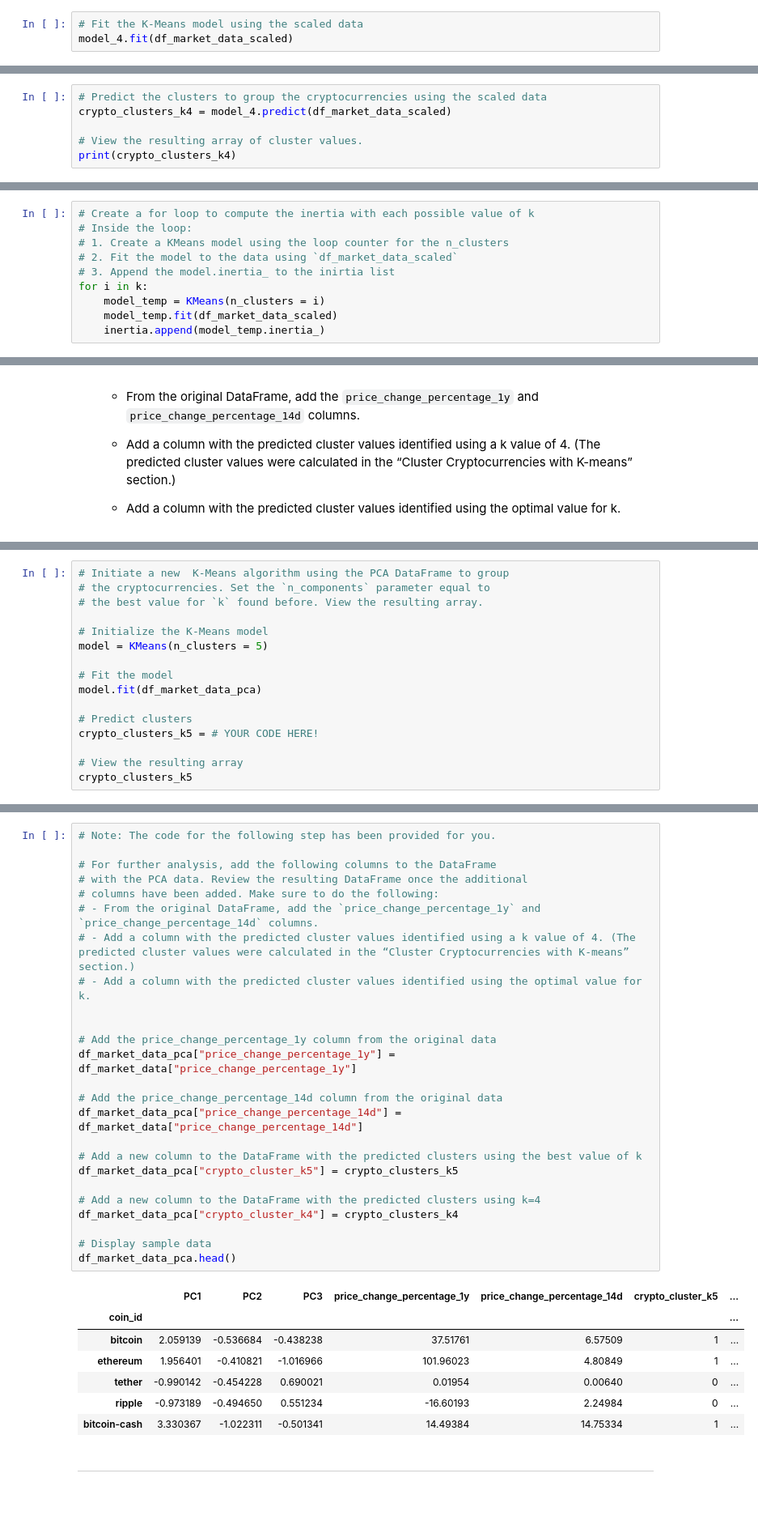
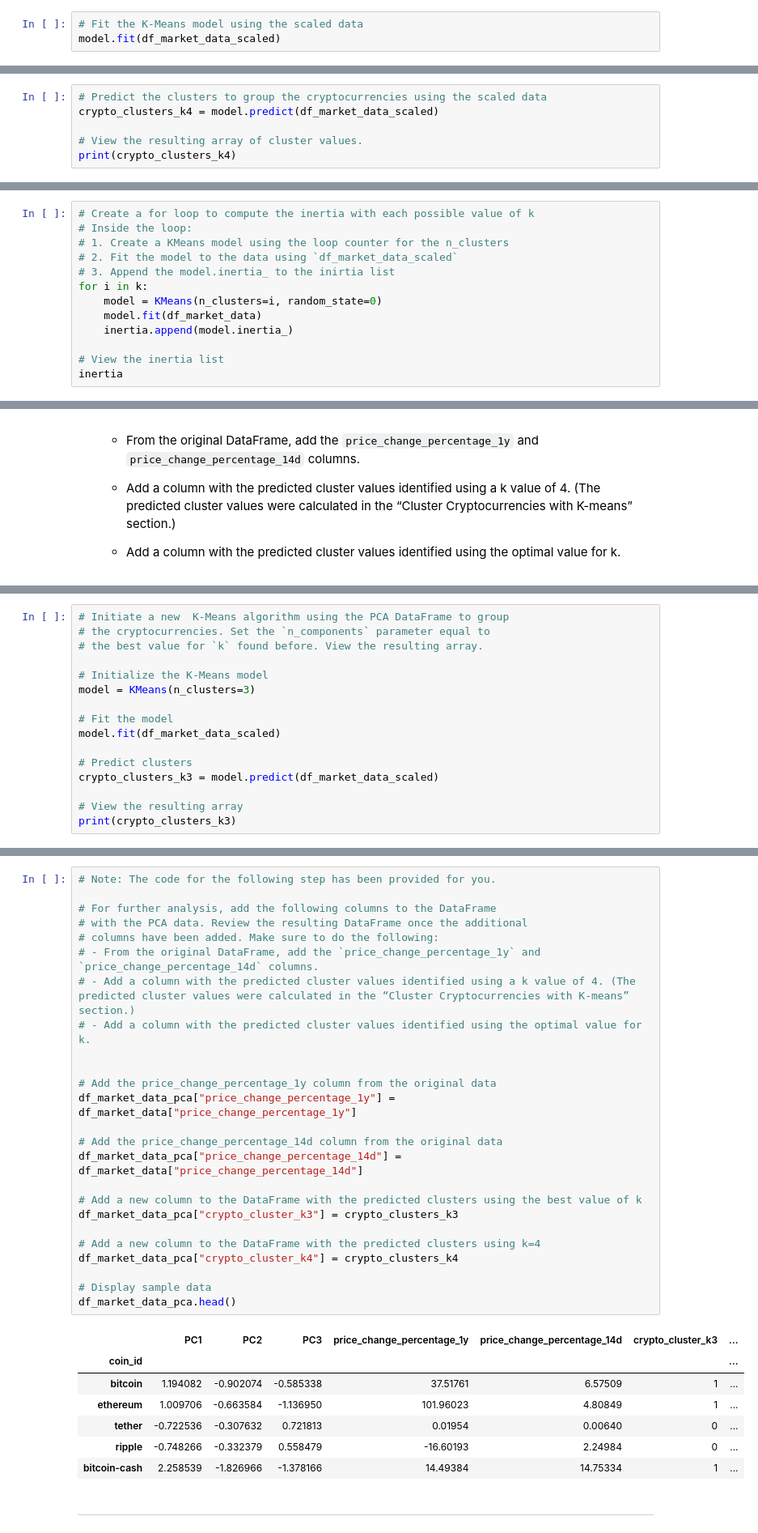
Before and after one commit to ScientiaCapital/Cryptocurrency-Clustering, a Jupyter notebook: crypto_investments.ipynb, the cells around one changed output, grey strips where cells are left out. Shown at 81% size. Cells and saved outputs as stored; diff of their text form; blank space fills up the shorter version.

```diff
--- a/crypto_investments.ipynb
+++ b/crypto_investments.ipynb
@@ -136,11 +137,11 @@ model_4 = KMeans(n_clusters = 4)
 # %%
 # Fit the K-Means model using the scaled data
-model_4.fit(df_market_data_scaled)
+model.fit(df_market_data_scaled)
 # %% [output]
 KMeans(n_clusters=4)
 # %%
 # Predict the clusters to group the cryptocurrencies using the scaled data
-crypto_clusters_k4 = model_4.predict(df_market_data_scaled)
+crypto_clusters_k4 = model.predict(df_market_data_scaled)
 
 # View the resulting array of cluster values.
 print(crypto_clusters_k4)
@@ -204,6 +205,9 @@ inertia = []
 # 2. Fit the model to the data using `df_market_data_scaled`
 # 3. Append the model.inertia_ to the inirtia list
 for i in k:
-    model_temp = KMeans(n_clusters = i)
-    model_temp.fit(df_market_data_scaled)
-    inertia.append(model_temp.inertia_)
+    model = KMeans(n_clusters=i, random_state=0)
+    model.fit(df_market_data)
+    inertia.append(model.inertia_)
+
+# View the inertia list
+inertia
@@ -314,14 +328,14 @@ df_market_data_pca.head()
 # the best value for `k` found before. View the resulting array.
 
 # Initialize the K-Means model
-model = KMeans(n_clusters = 5)
+model = KMeans(n_clusters=3)
 
 # Fit the model
-model.fit(df_market_data_pca)
+model.fit(df_market_data_scaled)
 
 # Predict clusters
-crypto_clusters_k5 = # YOUR CODE HERE!
+crypto_clusters_k3 = model.predict(df_market_data_scaled)
 
 # View the resulting array
-crypto_clusters_k5
+print(crypto_clusters_k3)
 # %% [output]
@@ -331,36 +344,36 @@ array([1, 1, 0, 0, 1, 1, 1, 1, 1, 0, 0, 0, 0, 1, 0, 1, 0, 0, 1, 0, 0, 1,
 # %%
 # Note: The code for the following step has been provided for you.
 
 # For further analysis, add the following columns to the DataFrame
 # with the PCA data. Review the resulting DataFrame once the additional
 # columns have been added. Make sure to do the following:
 # - From the original DataFrame, add the `price_change_percentage_1y` and `price_change_percentage_14d` columns.
 # - Add a column with the predicted cluster values identified using a k value of 4. (The predicted cluster values were calculated in the “Cluster Cryptocurrencies with K-means” section.)
 # - Add a column with the predicted cluster values identified using the optimal value for k.
 
 
 # Add the price_change_percentage_1y column from the original data
 df_market_data_pca["price_change_percentage_1y"] = df_market_data["price_change_percentage_1y"]
 
 # Add the price_change_percentage_14d column from the original data
 df_market_data_pca["price_change_percentage_14d"] = df_market_data["price_change_percentage_14d"]
 
 # Add a new column to the DataFrame with the predicted clusters using the best value of k
-df_market_data_pca["crypto_cluster_k5"] = crypto_clusters_k5
+df_market_data_pca["crypto_cluster_k3"] = crypto_clusters_k3
 
 # Add a new column to the DataFrame with the predicted clusters using k=4
 df_market_data_pca["crypto_cluster_k4"] = crypto_clusters_k4
 
 # Display sample data
 df_market_data_pca.head()
 # %% [output]
-|  | PC1 | PC2 | PC3 | price_change_percentage_1y | price_change_percentage_14d | crypto_cluster_k5 | ... |
+|  | PC1 | PC2 | PC3 | price_change_percentage_1y | price_change_percentage_14d | crypto_cluster_k3 | ... |
 | coin_id |  |  |  |  |  |  | ... |
-| bitcoin | 2.059139 | -0.536684 | -0.438238 | 37.51761 | 6.57509 | 1 | ... |
-| ethereum | 1.956401 | -0.410821 | -1.016966 | 101.96023 | 4.80849 | 1 | ... |
-| tether | -0.990142 | -0.454228 | 0.690021 | 0.01954 | 0.00640 | 0 | ... |
-| ripple | -0.973189 | -0.494650 | 0.551234 | -16.60193 | 2.24984 | 0 | ... |
-| bitcoin-cash | 3.330367 | -1.022311 | -0.501341 | 14.49384 | 14.75334 | 1 | ... |
+| bitcoin | 1.194082 | -0.902074 | -0.585338 | 37.51761 | 6.57509 | 1 | ... |
+| ethereum | 1.009706 | -0.663584 | -1.136950 | 101.96023 | 4.80849 | 1 | ... |
+| tether | -0.722536 | -0.307632 | 0.721813 | 0.01954 | 0.00640 | 0 | ... |
+| ripple | -0.748266 | -0.332379 | 0.558479 | -16.60193 | 2.24984 | 0 | ... |
+| bitcoin-cash | 2.258539 | -1.826966 | -1.378166 | 14.49384 | 14.75334 | 1 | ... |
 # %% [markdown]
 ---
 # %% [markdown]
```
Also changed, not shown: parts of 16 cells of this notebook, 1 other file.
